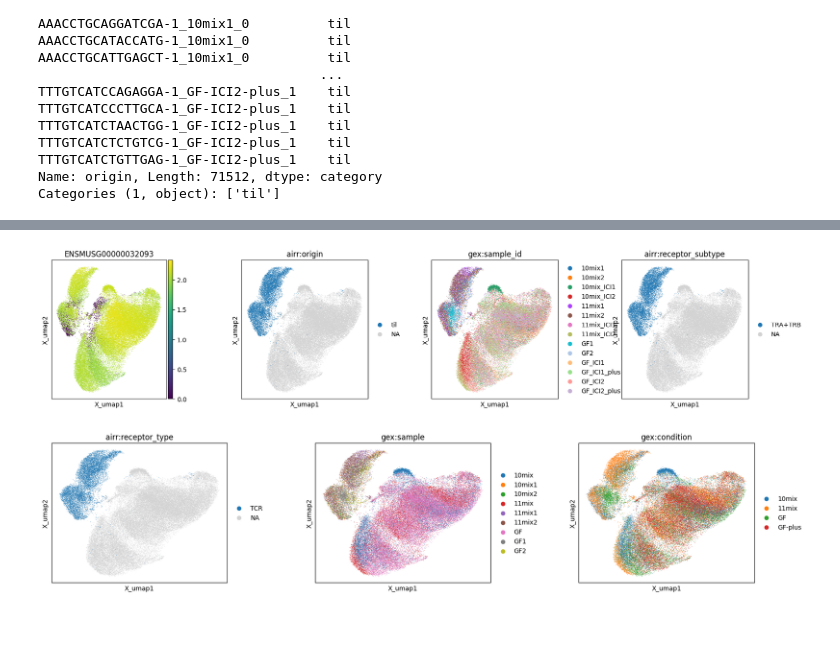
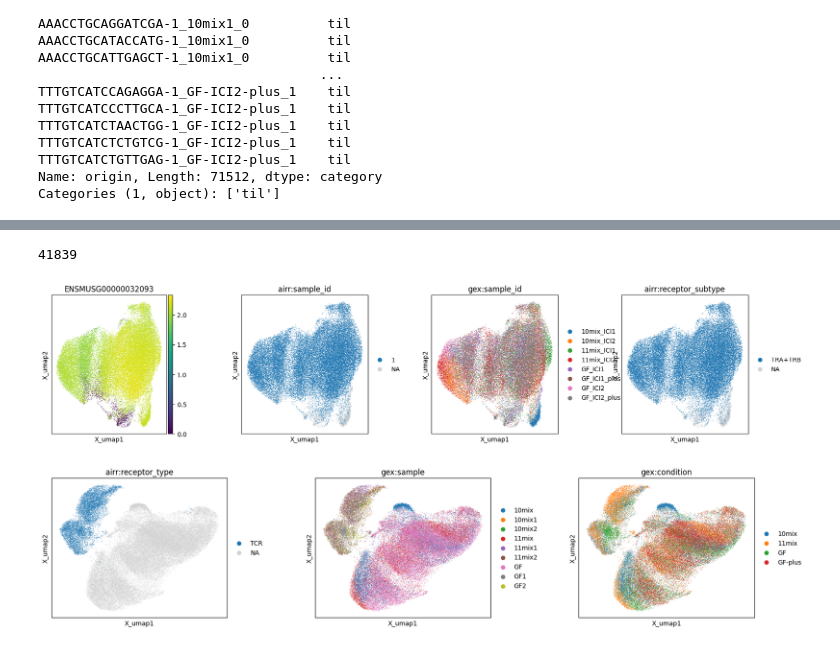
Before and after one commit to ErikaKvalem/honda_microbial_metabolites_2021, a Jupyter notebook: 20_scripts/40_single-cell-sorted-cd8/40_gex_surface_prot/012_tcr_integration.ipynb, the cells around one changed output, grey strips where cells are left out. Cells and saved outputs as stored; diff of their text form; code cells hidden in the pictures.

Commit message:
fixed index tcr receptor til

```diff
--- a/20_scripts/40_single-cell-sorted-cd8/40_gex_surface_prot/012_tcr_integration.ipynb
+++ b/20_scripts/40_single-cell-sorted-cd8/40_gex_surface_prot/012_tcr_integration.ipynb
@@ -196,3 +388,5 @@ mdata = mu.MuData({"gex": adata_gex_merge, "airr": adata_tcr_merge})
+# %%
+mdata = mu.MuData({"gex": adata_til, "airr": adata_tcr_2021})
 # %%
 mdata_til = mu.MuData({"gex": adata_til, "airr": adata_tcr_2021})
 # %%
@@ -212,7 +408,7 @@ ir.tl.chain_qc(mdata)
 colon_samples = ["10mix1", "10mix2", "11mix1", "11mix2", "GF1", "GF2"]
 
 # Use np.where() to create the 'origin' column based on conditions
-mdata["airr"].obs["origin"] = mdata["airr"].obs.index.to_series().apply(
+mdata["airr"].obs["origin"] = mdata["airr"].obs["sample"].apply(
     lambda x: "colon" if x in colon_samples else "til"
 )
 # %%
@@ -235,11 +523,20 @@ mdata["airr"].obs
+# %%
+# Replace "-" with "_" in the 'obs_names' column
+mdata["airr"].obs_names = mdata["airr"].obs_names.str.replace('-', '_')
+# %%
+mdata.update()
+# %%
+len(set(mdata["gex"].obs_names) & set(mdata["airr"].obs_names))
+# %% [output]
+41839
 # %%
 fig, (ax0, ax1,ax2,ax3) = plt.subplots(1, 4, figsize=(20, 4), gridspec_kw={"wspace": 0.5})
 mu.pl.embedding(mdata, basis="gex:umap", color=["ENSMUSG00000032093"], ax=ax0, show=False)
-mu.pl.embedding(mdata, basis="gex:umap", color=["airr:origin"], ax=ax1, show=False)
+mu.pl.embedding(mdata, basis="gex:umap", color=["airr:sample_id"], ax=ax1, show=False)
 mu.pl.embedding(mdata, basis="gex:umap", color=["gex:sample_id"], ax=ax2, show=False)
 mu.pl.embedding(mdata, basis="gex:umap", color=["airr:receptor_subtype"], ax=ax3)
 # %% [output]
-[figure, old version]
+[figure, new version]
 # %%
 fig, (ax0, ax1,ax2) = plt.subplots(1, 3, figsize=(20, 4), gridspec_kw={"wspace": 0.5})
 mu.pl.embedding(mdata, basis="gex:umap", color=["airr:receptor_type"], ax=ax0, show=False)
```
Also changed, not shown: parts of 32 cells of this notebook.
